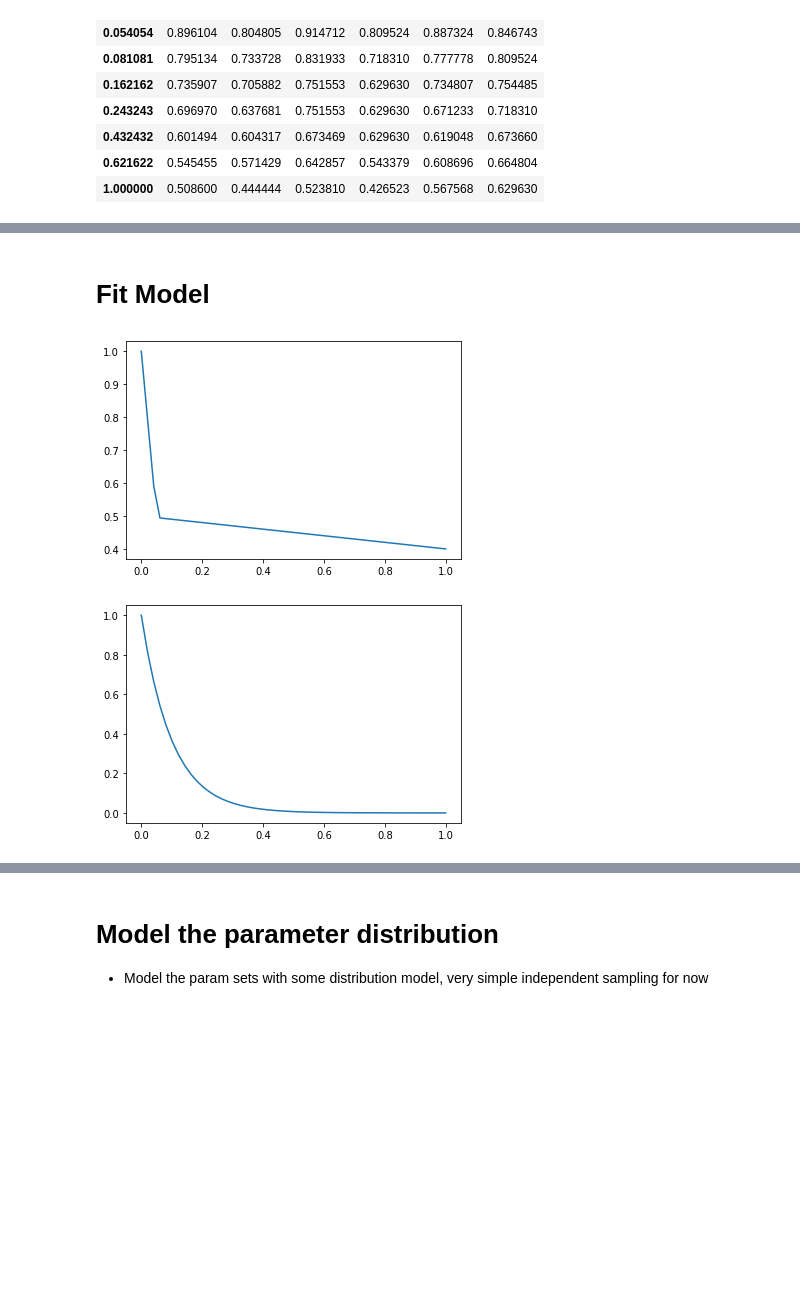
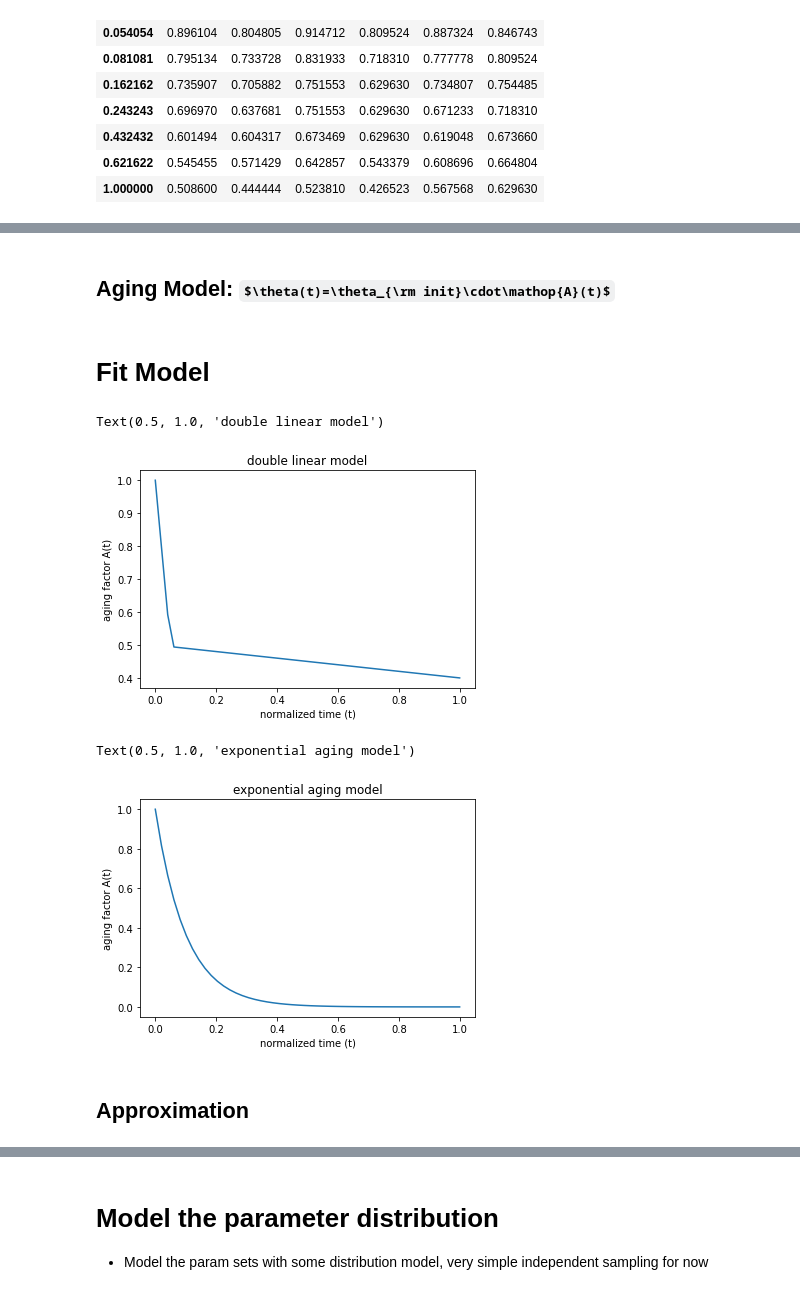
Before and after one commit to Neuromophic/Aging-aware-training, a Jupyter notebook: Aging_Model/Aging Model double Linear.ipynb, the cells around one changed output, grey strips where cells are left out. Saved outputs shown, nothing was run; the diff lists cells and outputs as text; code cells hidden in the pictures; some formulas as TeX source; blank space fills up the shorter version.

```diff
--- a/Aging_Model/Aging Model double Linear.ipynb
+++ b/Aging_Model/Aging Model double Linear.ipynb
@@ -28,0 +33,6 @@ data.head()
+# %%
+for i, c in enumerate(data.columns):
+    x, y = data.index, data[c]
+    plt.scatter(data.index, data[c], cmap=np.random.randint(10))
+plt.ylabel('resistance');
+plt.xlabel('days');
@@ -28,0 +41,6 @@ data.head()
+# %%
+for i, c in enumerate(data.columns):
+    x, y = data.index, data[c]
+    plt.scatter(data.index, 1/data[c], cmap=np.random.randint(10))
+plt.ylabel('conductence');
+plt.xlabel('days');
@@ -47,8 +74,11 @@ data
+# %% [markdown]
+## Aging Model: $\theta(t)=\theta_{\rm init}\cdot\mathop{A}(t)$
 # %% [markdown]
 # Fit Model
 # %%
 from scipy.optimize import curve_fit
 from scipy.special import comb
+
 
 def get_piecewise_linear(x, *params):
     '''
@@ -58,9 +88,10 @@ def get_piecewise_linear(x, *params):
     m0, m1, b1 = params
     b0 = 1
 
-    mod = lambda z : max(z*m0 + b0, z*m1 + b1)
+    def mod(z): return max(z*m0 + b0, z*m1 + b1)
 
     return np.array([mod(xi) for xi in x])
+
 
 def get_exponential_function(x, *params):
     '''
@@ -70,14 +101,24 @@ def get_exponential_function(x, *params):
     return a * np.exp(b * x) + 1 - a
 # %%
 p0 = np.array([-10, -.1, .5])
-vals = np.linspace(0,1)
-plt.plot(vals, get_piecewise_linear(vals, *p0));
+vals = np.linspace(0, 1)
+plt.plot(vals, get_piecewise_linear(vals, *p0))
+plt.ylabel('aging factor A(t)')
+plt.xlabel('normalized time (t)')
+plt.title('double linear model')
 # %% [output]
+Text(0.5, 1.0, 'double linear model')
-[figure, old version]
+[figure, new version]
 # %%
 params = [1, -10]
-vals = np.linspace(0,1)
-plt.plot(vals, get_exponential_function(vals, *params));
+vals = np.linspace(0, 1)
+plt.plot(vals, get_exponential_function(vals, *params))
+plt.ylabel('aging factor A(t)')
+plt.xlabel('normalized time (t)')
+plt.title('exponential aging model')
 # %% [output]
+Text(0.5, 1.0, 'exponential aging model')
-[figure, old version]
+[figure, new version]
+# %% [markdown]
+## Approximation
 # %%
```
Also changed, not shown: parts of 19 cells of this notebook, 39 other files.
